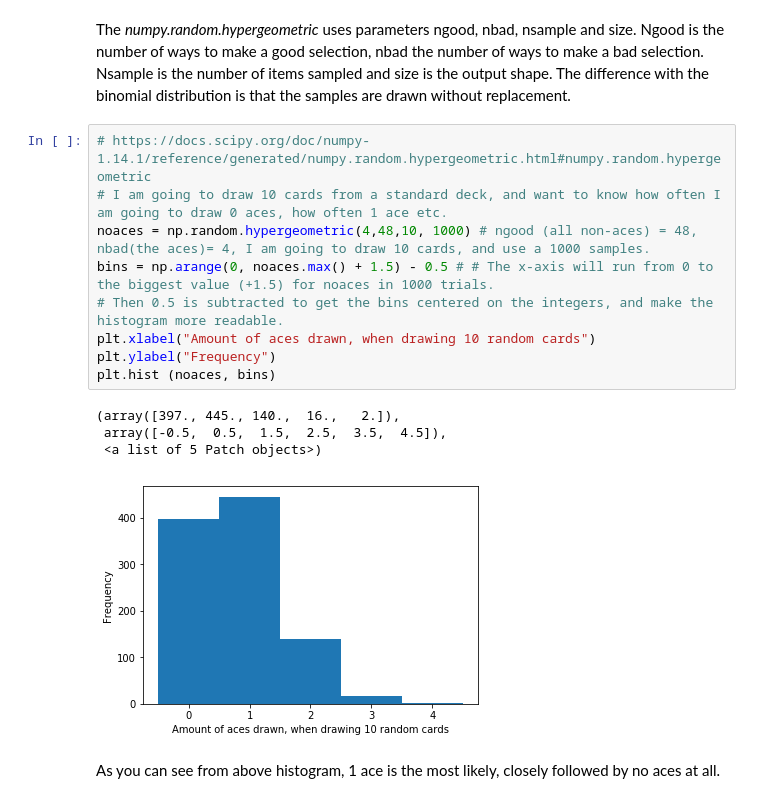
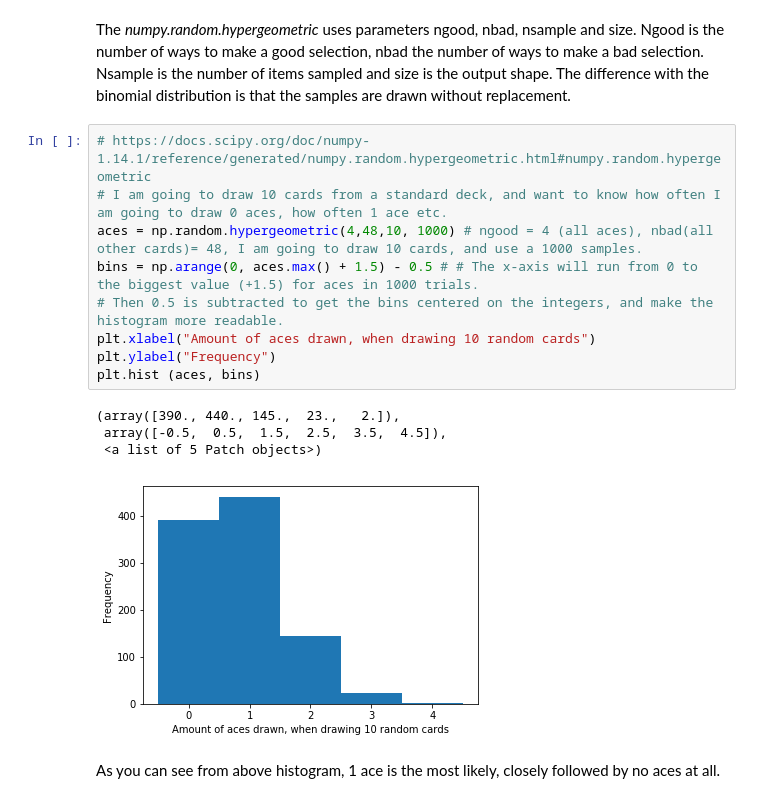
Before and after one commit to Ardvb/Numpy-random, a Jupyter notebook: Numpy-random.ipynb, the cells around one changed output. Cells and saved outputs as stored; diff of their text form.

```diff
--- a/Numpy-random.ipynb
+++ b/Numpy-random.ipynb
@@ -287,17 +288,17 @@ The <em>numpy.random.hypergeometric</em> uses parameters ngood, nbad, nsample an
 # %%
 # https://docs.scipy.org/doc/numpy-1.14.1/reference/generated/numpy.random.hypergeometric.html#numpy.random.hypergeometric
 # I am going to draw 10 cards from a standard deck, and want to know how often I am going to draw 0 aces, how often 1 ace etc.
-noaces = np.random.hypergeometric(4,48,10, 1000) # ngood (all non-aces) = 48, nbad(the aces)= 4, I am going to draw 10 cards, and use a 1000 samples.
-bins = np.arange(0, noaces.max() + 1.5) - 0.5 # # The x-axis will run from 0 to the biggest value (+1.5) for noaces in 1000 trials.
+aces = np.random.hypergeometric(4,48,10, 1000) # ngood = 4 (all aces), nbad(all other cards)= 48, I am going to draw 10 cards, and use a 1000 samples.
+bins = np.arange(0, aces.max() + 1.5) - 0.5 # # The x-axis will run from 0 to the biggest value (+1.5) for aces in 1000 trials.
 # Then 0.5 is subtracted to get the bins centered on the integers, and make the histogram more readable.
 plt.xlabel("Amount of aces drawn, when drawing 10 random cards")
 plt.ylabel("Frequency")
-plt.hist (noaces, bins)
+plt.hist (aces, bins)
 # %% [output]
-(array([397., 445., 140.,  16.,   2.]),
+(array([390., 440., 145.,  23.,   2.]),
  array([-0.5,  0.5,  1.5,  2.5,  3.5,  4.5]),
  <a list of 5 Patch objects>)
-[figure, old version]
+[figure, new version]
 # %% [markdown]
 As you can see from above histogram, 1 ace is the most likely, closely followed by no aces at all.
 # %%
```
Also changed, not shown: parts of 31 cells of this notebook, 1 other file.
